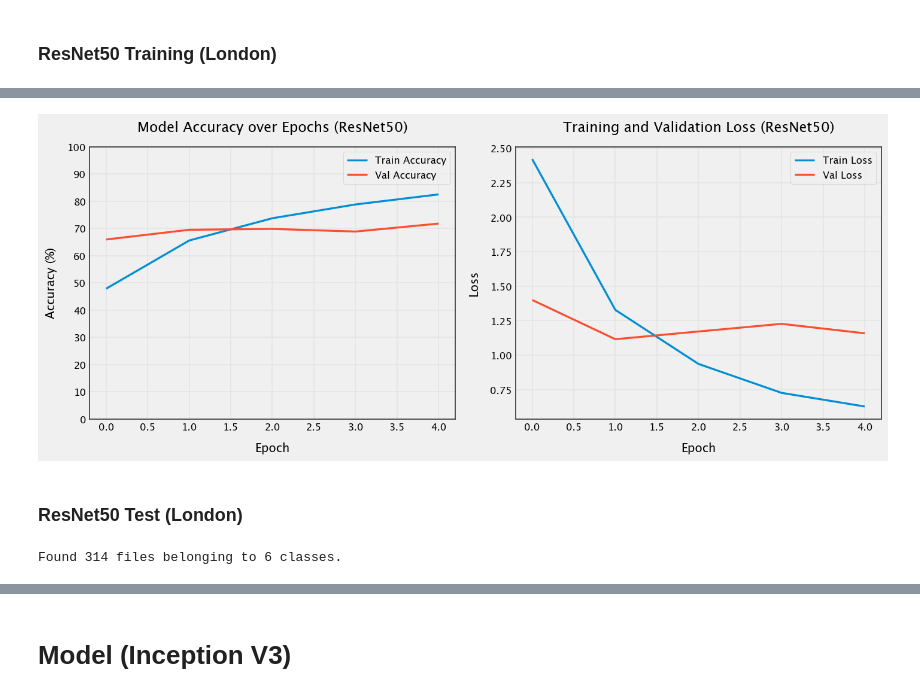
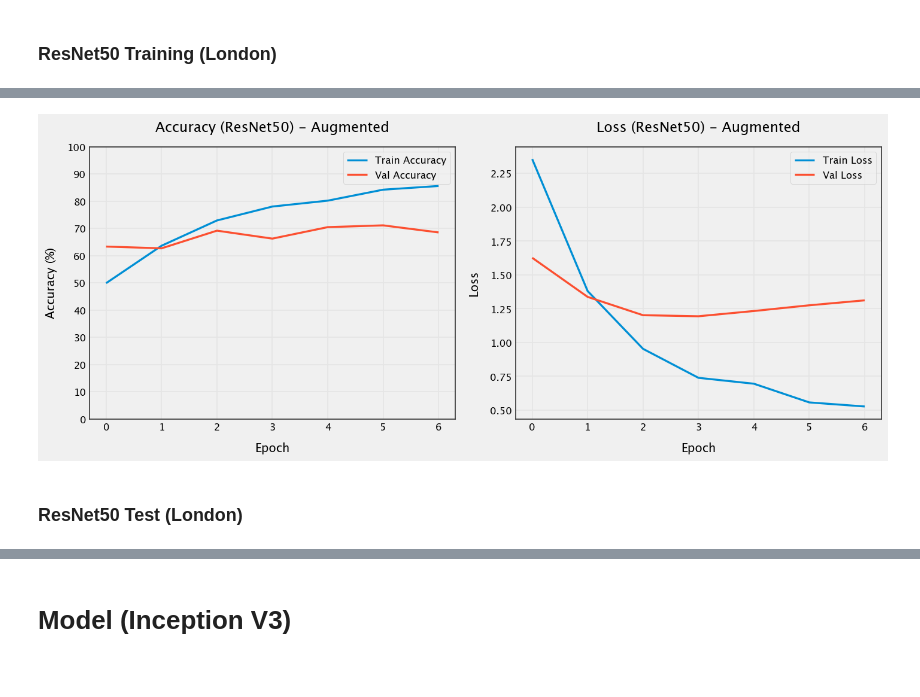
Before and after one commit to meltemsahinozkoc/deep-learning-facade-classification, a Jupyter notebook: final_project/augmented/final_project_augmented.ipynb, the cells around one changed output, grey strips where cells are left out. Drawn from its saved outputs; the diff is of its cells as text; code cells hidden in the pictures.

```diff
--- a/final_project/augmented/final_project_augmented.ipynb
+++ b/final_project/augmented/final_project_augmented.ipynb
@@ -98,32 +133,26 @@ Classes: ['Brick', 'Concrete', 'Curtain-Wall', 'Mixed', 'Others', 'Stone']
-# %%
-# opt prefetching, determine the best buffer size depending the hardware
-AUTOTUNE = tf.data.AUTOTUNE
-train_ds_res = train_ds_res.prefetch(buffer_size=AUTOTUNE)
-val_ds_res = val_ds_res.prefetch(buffer_size=AUTOTUNE)
 # %% [markdown]
 ## Model (ResNet50)
 # %%
 # load ResNet50 base model
-base_model = applications.ResNet50(
+base_model_res = applications.ResNet50(
     include_top=False,
     weights='imagenet',
     input_shape=(224, 224, 3)
 )
-base_model.trainable = False  # freeze base model
+base_model_res.trainable = False  # freeze base model
 
 # build top classifier
 inputs = tf.keras.Input(shape=(224, 224, 3))
-x = base_model(inputs, training=False)
+x = base_model_res(inputs, training=False)
 x = layers.GlobalAveragePooling2D()(x)
-x = layers.Dense(128, activation='relu', kernel_regularizer=tf.keras.regularizers.l2(0.001))(x) # regularization added to prevent overfitting
+x = layers.Dense(128, activation='relu', kernel_regularizer=tf.keras.regularizers.l2(0.001))(x)
 x = layers.Dropout(0.3)(x)
 outputs = layers.Dense(len(class_names), activation='softmax')(x)
 
 model_res = models.Model(inputs, outputs)
 
 model_res.compile(optimizer='adam',
-              loss='categorical_crossentropy',
-              metrics=['accuracy'])
-
+                      loss='categorical_crossentropy',
+                      metrics=['accuracy'])
 model_res.summary()
 # %% [output]
@@ -151,11 +180,10 @@ Model: "functional"
 ### ResNet50 Training (London)
 # %%
 # optional: save the best model
-checkpoint_cb = ModelCheckpoint("resnet_cladding_model.keras", save_best_only=True)
+checkpoint_cb_res = ModelCheckpoint("resnet_cladding_model.keras", save_best_only=True)
 
 # optional: stop if validation accuracy doesn't improve for 3 epochs
-earlystop_cb = EarlyStopping(monitor='val_loss', patience=3, restore_best_weights=True)
-
+earlystop_cb_res = EarlyStopping(monitor='val_loss', patience=3, restore_best_weights=True)
 
 history_res = None
 model_path_res = 'resnet_cladding_model.keras'
@@ -168,7 +196,7 @@ else:
         train_ds_res,
         validation_data=val_ds_res,
         epochs=20,
-        callbacks=[earlystop_cb, checkpoint_cb]
+        callbacks=[earlystop_cb_res, checkpoint_cb_res]
     )
 # %% [output]
 No existing model found, starting training from scratch.
@@ -190,50 +221,38 @@ if history_res:
     loss = history_res.history['loss']
     val_loss = history_res.history['val_loss']
     epochs_range = range(len(acc))
 
     plt.figure(figsize=(12, 5))
 
     # accuracy
     plt.subplot(1, 2, 1)
     plt.plot(epochs_range, [a * 100 for a in acc], label='Train Accuracy', linewidth=2)
     plt.plot(epochs_range, [va * 100 for va in val_acc], label='Val Accuracy', linewidth=2)
-    plt.title('Model Accuracy over Epochs (ResNet50)')
+    plt.title('Accuracy (ResNet50) - Augmented')
     plt.xlabel('Epoch')
     plt.ylabel('Accuracy (%)')
     plt.yticks(range(0, 101, 10))
     plt.ylim([0, 100])
 
     plt.legend()
 
     # loss
     plt.subplot(1, 2, 2)
     plt.plot(epochs_range, loss, label='Train Loss', linewidth=2)
     plt.plot(epochs_range, val_loss, label='Val Loss', linewidth=2)
-    plt.title('Training and Validation Loss (ResNet50)')
+    plt.title('Loss (ResNet50) - Augmented')
     plt.xlabel('Epoch')
     plt.ylabel('Loss')
     plt.legend()
 
     plt.tight_layout()
     plt.show()
 else:
     print("No training history available, skipping accuracy/loss plot.")
 # %% [output]
-[figure, old version]
+[figure, new version]
 # %% [markdown]
 ### ResNet50 Test (London)
-# %%
-test_ds_res = tf.keras.utils.image_dataset_from_directory(
-    test_path_lon,
-    image_size=IMG_SIZE_RES,
-    batch_size=BATCH_SIZE,
-    label_mode='categorical',
-    shuffle=False
-)
-
-test_ds_res = test_ds_res.prefetch(tf.data.AUTOTUNE)
-# %% [output]
-Found 314 files belonging to 6 classes.
 # %%
 loss_res, acc_res = model_res.evaluate(test_ds_res)
 print(f"Test accuracy: {acc_res:.2%}")
```
Also changed, not shown: parts of 21 cells of this notebook, 11 other files.
